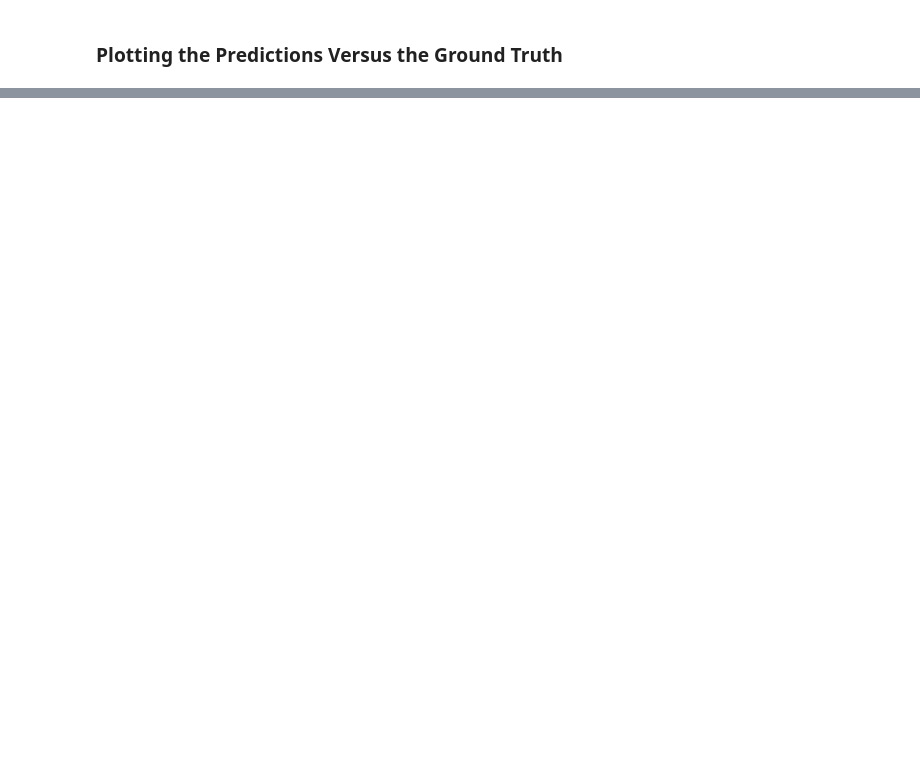
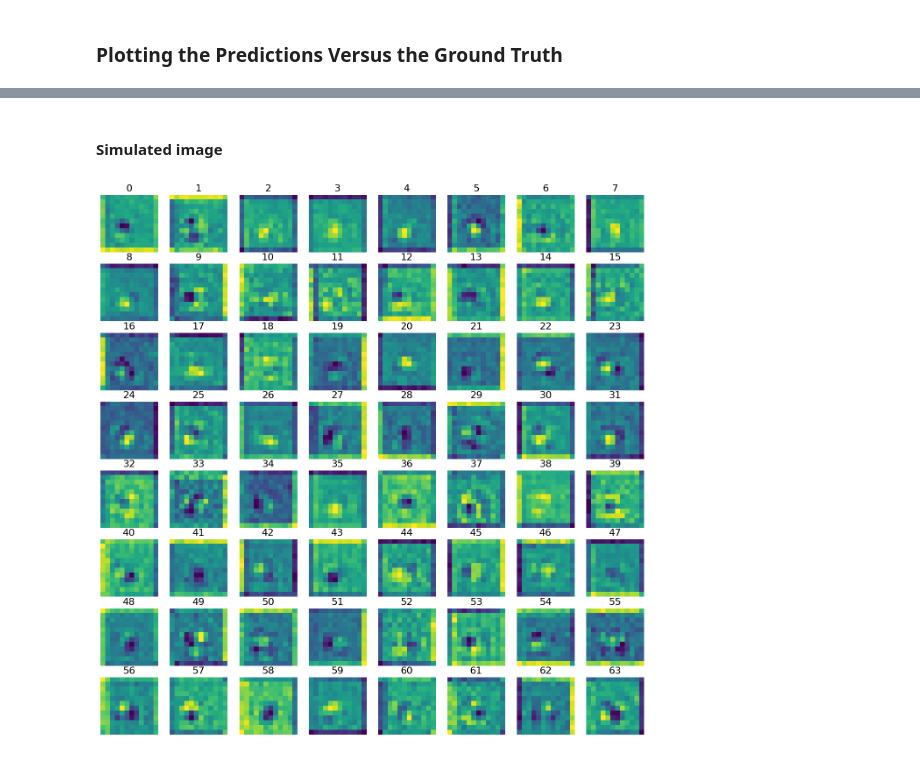
Before and after one commit to akhandait/advanced-machine-learning-with-neural-networks-homeworks, a Jupyter notebook: homeworks/hw1_problem4.ipynb, the cells around one changed output, grey strips where cells are left out. Drawn from its saved outputs; the diff is of its cells as text; code cells hidden in the pictures; blank space fills up the shorter version.

```diff
--- a/homeworks/hw1_problem4.ipynb
+++ b/homeworks/hw1_problem4.ipynb
@@ -294,0 +312,5 @@ plt.show()
+# %%
+exp_sample = torch.Tensor(temp[0]).unsqueeze(0)
+
+sim_dataset = SimulatedDataset(pipeline=pipeline, data_size=100)
+sim_sample = sim_dataset[0][0]
@@ -294,0 +329,42 @@ plt.show()
+# %%
+def plot_activations(activations, cols=8):
+    """Visualize activations."""
+    rows = -(activations.shape[0] // -cols)
+
+    fig, axs = plt.subplots(rows, cols, figsize=(2 * cols, 2 * rows))
+    for i, ax in enumerate(axs.ravel()):
+        ax.axis("off")
+        if i < activations.shape[0]:
+            ax.imshow(activations[i].numpy())
+            ax.set_title(i, fontsize=16)
+
+    plt.show()
+# %% [markdown]
+#### Simulated image
+# %%
+def hook_func_no_plot(layer, input, output):
+    """Hook for activations."""
+    activations = output.detach().clone()
+
+def hook_func_plot(layer, input, output):
+    """Hook for activations."""
+    activations = output.detach().clone()
+    plot_activations(activations[0])
+
+for block in cnn_ann_regressor.model[0].blocks:
+    layer = block.layer
+    if block == cnn_ann_regressor.model[0].blocks[2]:
+        handle_hook = layer.register_forward_hook(hook_func_plot)
+    else:
+        handle_hook = layer.register_forward_hook(hook_func_no_plot)
+
+    # handle_hook = layer.register_forward_hook(hook_func)
+
+    try:
+        pred = cnn_ann_regressor.model(sim_sample.unsqueeze(0))
+    except Exception as e:
+        print(f"An error occurred during model prediction: {e}")
+    finally:
+        handle_hook.remove()
+# %% [output]
+[figure, added]
```
Also changed, not shown: parts of 24 cells of this notebook.
